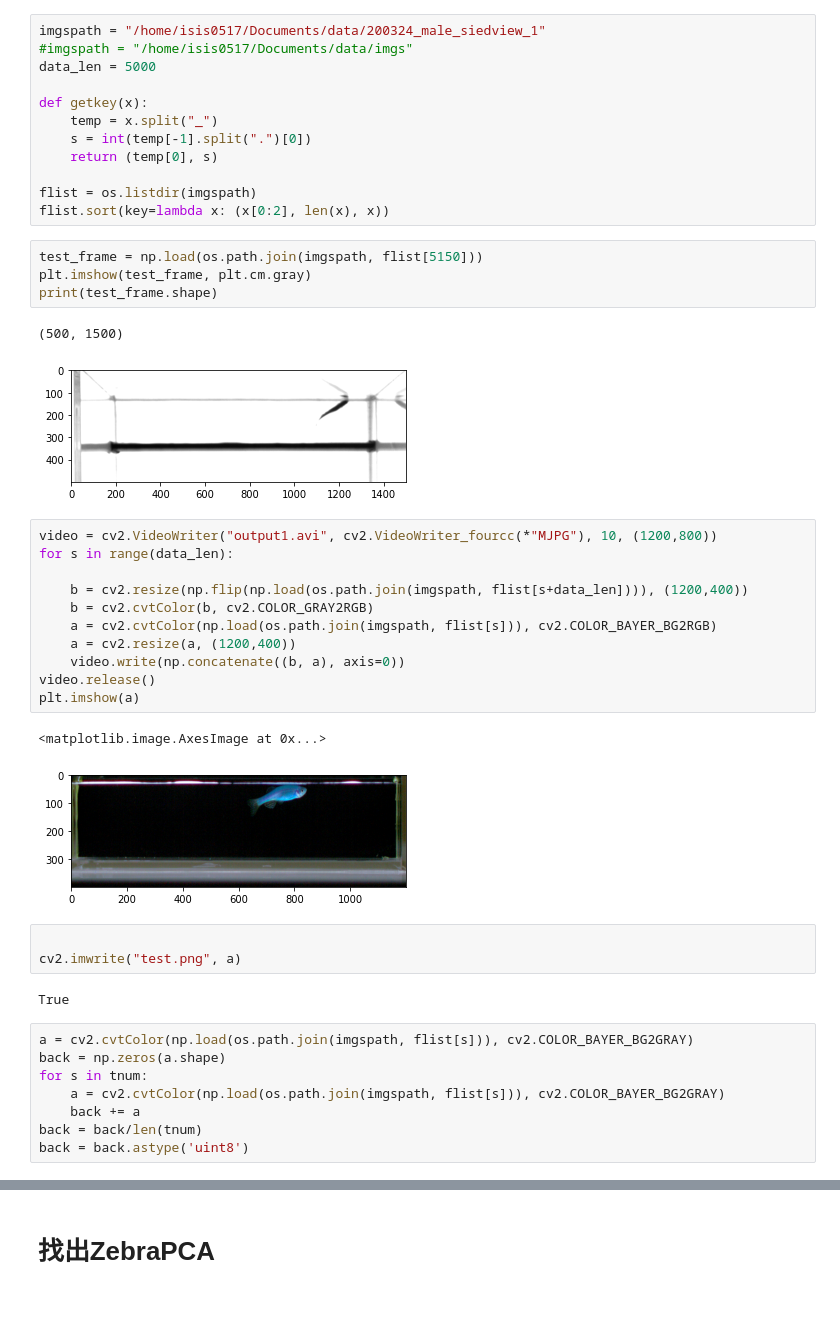
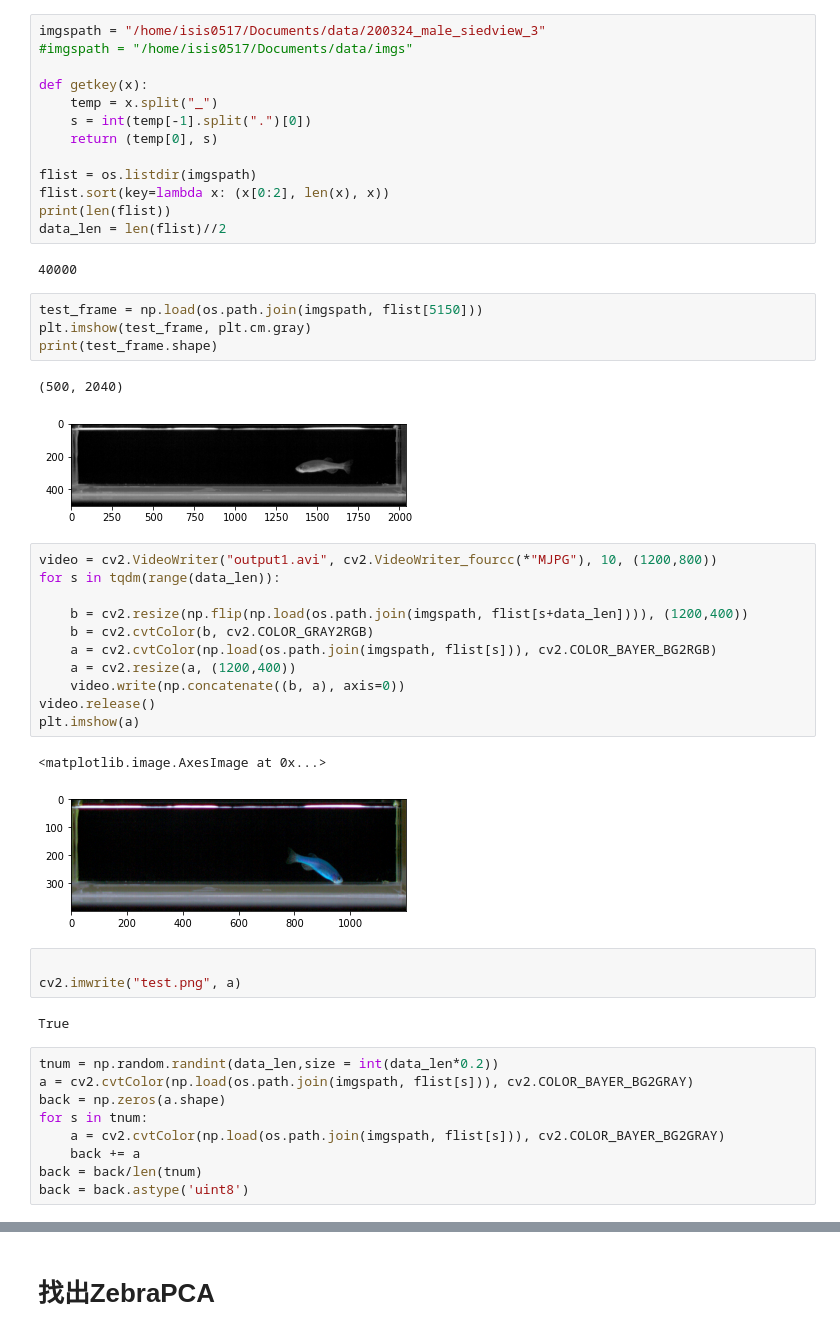
Before and after one commit to isis0517/ZippedFish, a Jupyter notebook: SIDEVIEW.ipynb, the cells around one changed output, grey strips where cells are left out. Saved outputs shown, nothing was run; the diff lists cells and outputs as text; blank space fills up the shorter version.

```diff
--- a/SIDEVIEW.ipynb
+++ b/SIDEVIEW.ipynb
@@ -17,7 +18,6 @@ from skeleton import *
 # %%
-imgspath = "/home/isis0517/Documents/data/200324_male_siedview_1"
+imgspath = "/home/isis0517/Documents/data/200324_male_siedview_3"
 #imgspath = "/home/isis0517/Documents/data/imgs"
-data_len = 5000
 
 def getkey(x):
     temp = x.split("_")
@@ -26,33 +26,38 @@ def getkey(x):
 
 flist = os.listdir(imgspath)
 flist.sort(key=lambda x: (x[0:2], len(x), x))
+print(len(flist))
+data_len = len(flist)//2
+# %% [output]
+40000
 # %%
 test_frame = np.load(os.path.join(imgspath, flist[5150]))
 plt.imshow(test_frame, plt.cm.gray)
 print(test_frame.shape)
 # %% [output]
-(500, 1500)
+(500, 2040)
-[figure, old version]
+[figure, new version]
 # %%
 video = cv2.VideoWriter("output1.avi", cv2.VideoWriter_fourcc(*"MJPG"), 10, (1200,800))
-for s in range(data_len):
+for s in tqdm(range(data_len)):
 
     b = cv2.resize(np.flip(np.load(os.path.join(imgspath, flist[s+data_len]))), (1200,400))
     b = cv2.cvtColor(b, cv2.COLOR_GRAY2RGB)
     a = cv2.cvtColor(np.load(os.path.join(imgspath, flist[s])), cv2.COLOR_BAYER_BG2RGB)
     a = cv2.resize(a, (1200,400))
     video.write(np.concatenate((b, a), axis=0))
 video.release()
 plt.imshow(a)
 # %% [output]
 <matplotlib.image.AxesImage at 0x...>
-[figure, old version]
+[figure, new version]
 # %%
 
 cv2.imwrite("test.png", a)
 # %% [output]
 True
 # %%
+tnum = np.random.randint(data_len,size = int(data_len*0.2))
 a = cv2.cvtColor(np.load(os.path.join(imgspath, flist[s])), cv2.COLOR_BAYER_BG2GRAY)
 back = np.zeros(a.shape)
 for s in tnum:
```
Also changed, not shown: parts of 39 cells of this notebook, 2 other files.
